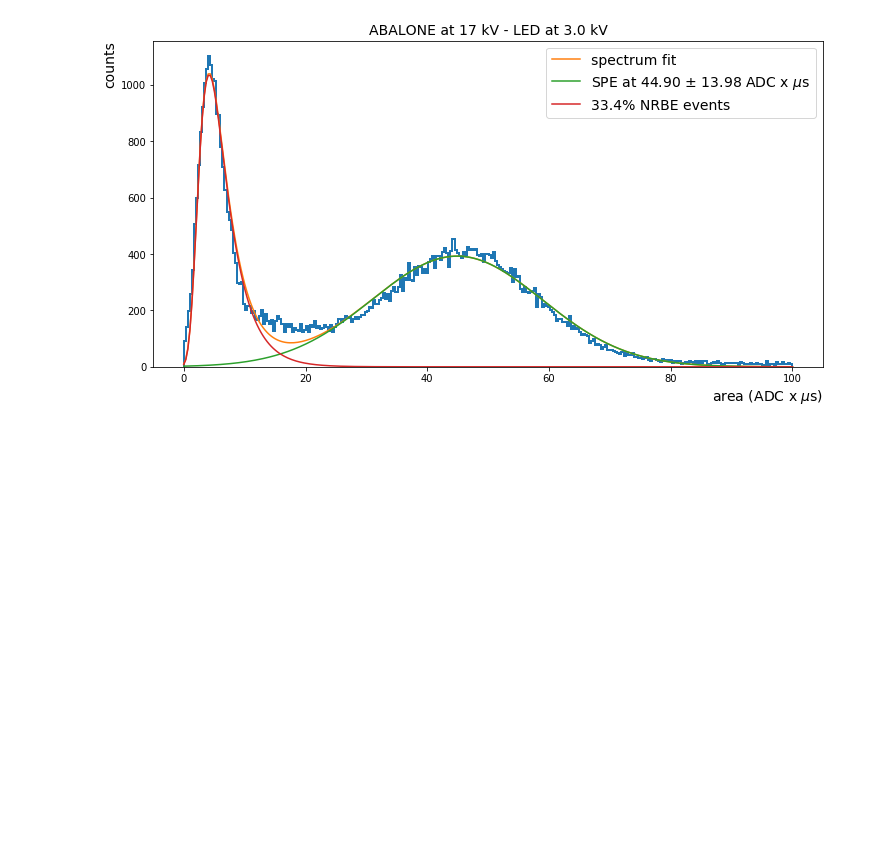
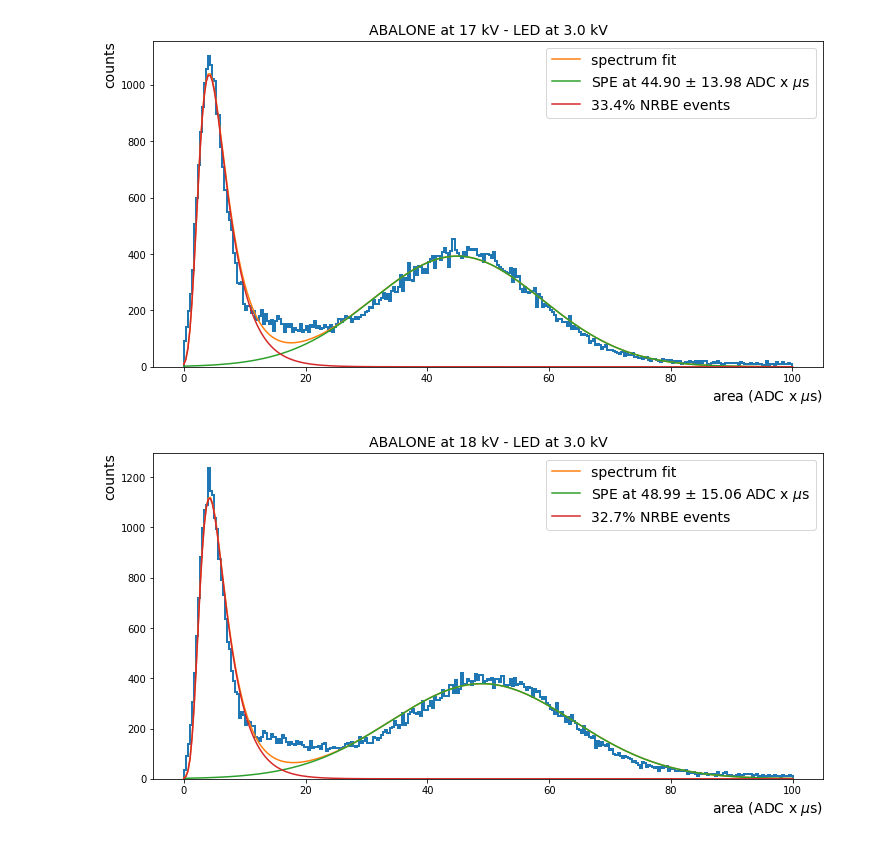
Before and after one commit to valerioda/abalone, a Jupyter notebook: compare_abalone_rampingup.ipynb, the cells around one changed output. Cells and saved outputs as stored; diff of their text form; code cells hidden in the pictures; blank space fills up the shorter version.

```diff
--- a/compare_abalone_rampingup.ipynb
+++ b/compare_abalone_rampingup.ipynb
@@ -77,30 +79,32 @@ compare_pe_spectrum(df4_7['area'],df4_10['area'],df4_13['area'],df4_15['area'],d
 # %%
-volts = np.arange(7,18)
+volts = np.arange(7,19)
 spe, sig, nspe, nbs = np.zeros(len(volts)), np.zeros(len(volts)), np.zeros(len(volts)), np.zeros(len(volts))
 spe[0],sig[0],nspe[0],nbs[0] = pau.fit_spe_spectrum(df_7['area'], volts = 7, low = 0, high = 80, bins = 300)
 spe[1],sig[1],nspe[1],nbs[1] = pau.fit_spe_spectrum(df_8['area'], volts = 8, low = 0, high = 80, bins = 300)
 spe[2],sig[2],nspe[2],nbs[2] = pau.fit_spe_spectrum(df_9['area'], volts = 9, low = 0, high = 80, bins = 300)
 spe[3],sig[3],nspe[3],nbs[3] = pau.fit_spe_spectrum(df_10['area'], volts = 10, low = 0, high = 80, bins = 300)
 spe[4],sig[4],nspe[4],nbs[4] = pau.fit_spe_spectrum(df_11['area'], volts = 11, low = 0, high = 80, bins = 300)
 spe[5],sig[5],nspe[5],nbs[5] = pau.fit_spe_spectrum(df_12['area'], volts = 12, low = 0, high = 80, bins = 300)
 spe[6],sig[6],nspe[6],nbs[6] = pau.fit_spe_spectrum(df_13['area'], volts = 13, low = 0, high = 80, bins = 300)
 spe[7],sig[7],nspe[7],nbs[7] = pau.fit_spe_spectrum(df_14['area'], volts = 14, low = 0, high = 80, bins = 300)
 spe[8],sig[8],nspe[8],nbs[8] = pau.fit_spe_spectrum(df_15['area'], volts = 15, low = 0, high = 100, bins = 300)
 spe[9],sig[9],nspe[9],nbs[9] = pau.fit_spe_spectrum(df_16['area'], volts = 16, low = 0, high = 100, bins = 300)
 spe[10],sig[10],nspe[10],nbs[10] = pau.fit_spe_spectrum(df_17['area'], volts = 17, low = 0, high = 100, bins = 300)
+spe[11],sig[11],nspe[11],nbs[11] = pau.fit_spe_spectrum(df_18['area'], volts = 18, low = 0, high = 100, bins = 300)
 gain = spe/1.113
 # %% [output]
 [figure]
 [figure]
 [figure]
 [figure]
 [figure]
 [figure]
 [figure]
 [figure]
 [figure]
 [figure]
 [figure]
+[figure, added]
 # %%
 fig,ax = plt.subplots(figsize=(12,6))
 ax.plot(volts,gain,color='r',marker='o',label='ABALONE gain')
```
Also changed, not shown: parts of 5 cells of this notebook, 29 other files.
